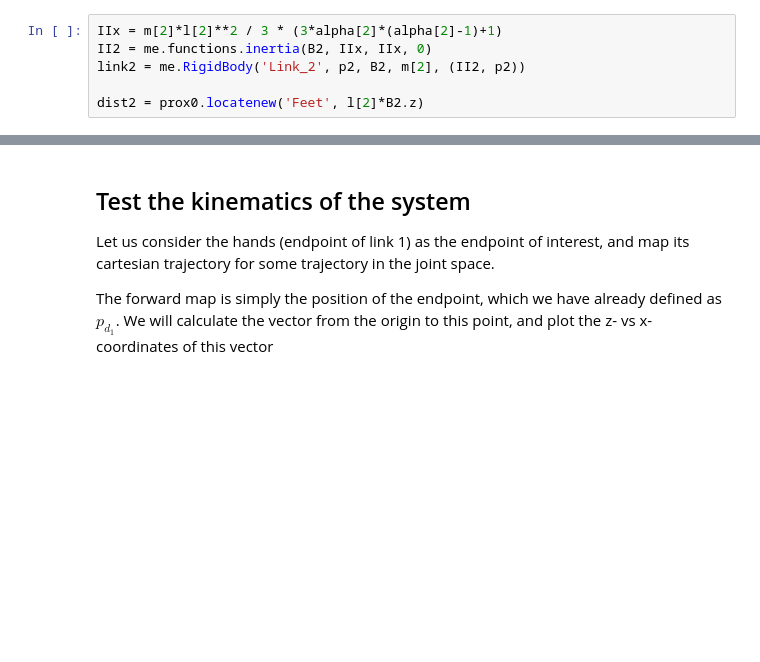
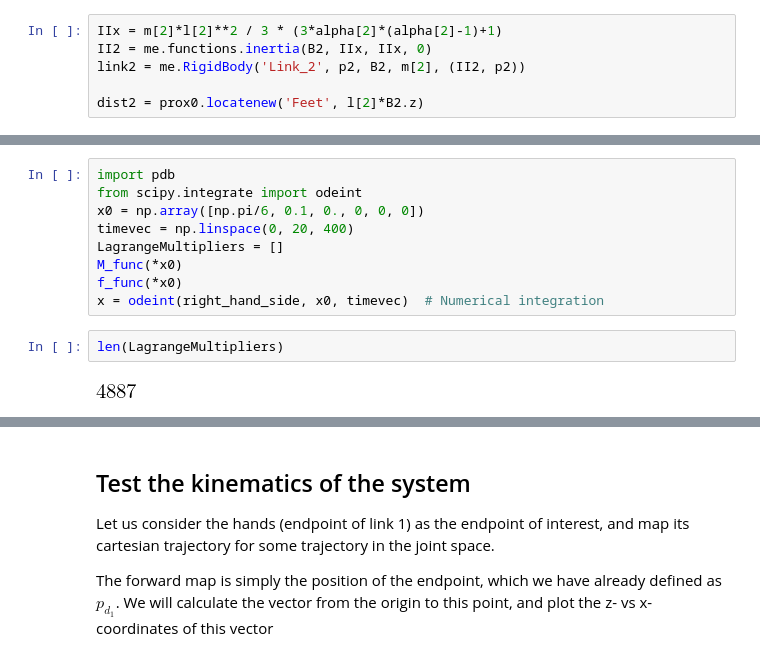
Before and after one commit to alfkjartan/pendulum, a Jupyter notebook: equations-of-motion-floating-triple-pendulum.ipynb, the cells around one changed output, grey strips where cells are left out. Drawn from its saved outputs; the diff is of its cells as text; blank space fills up the shorter version.

```diff
--- a/equations-of-motion-floating-triple-pendulum.ipynb
+++ b/equations-of-motion-floating-triple-pendulum.ipynb
@@ -147,0 +280,13 @@ dist2 = prox0.locatenew('Feet', l[2]*B2.z)
+# %%
+import pdb
+from scipy.integrate import odeint
+x0 = np.array([np.pi/6, 0.1, 0., 0, 0, 0])
+timevec = np.linspace(0, 20, 400)
+LagrangeMultipliers = []
+M_func(*x0)
+f_func(*x0)
+x = odeint(right_hand_side, x0, timevec)  # Numerical integration
+# %%
+len(LagrangeMultipliers)
+# %% [output]
+[figure, added]
```
Also changed, not shown: parts of 29 cells of this notebook, 1 other file.
